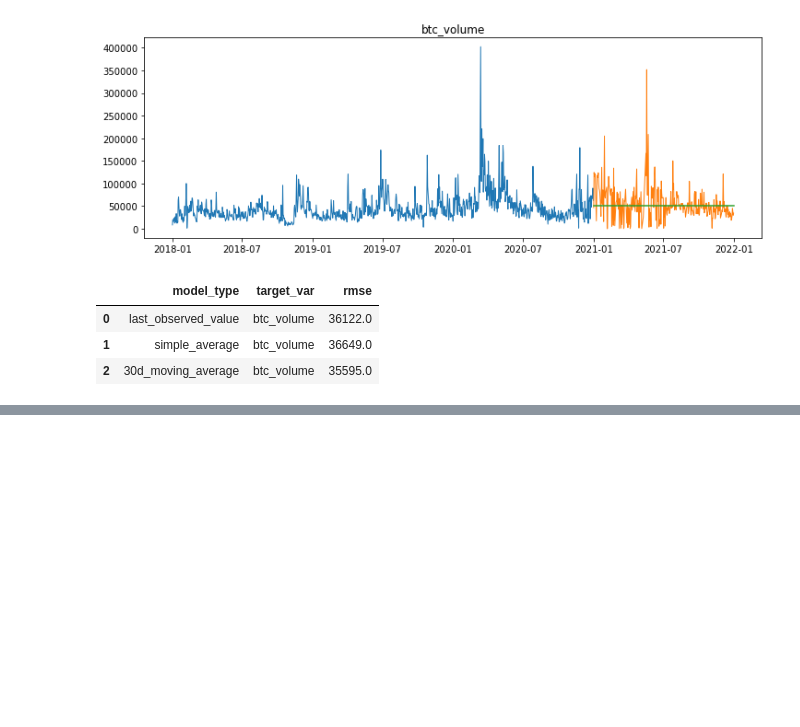
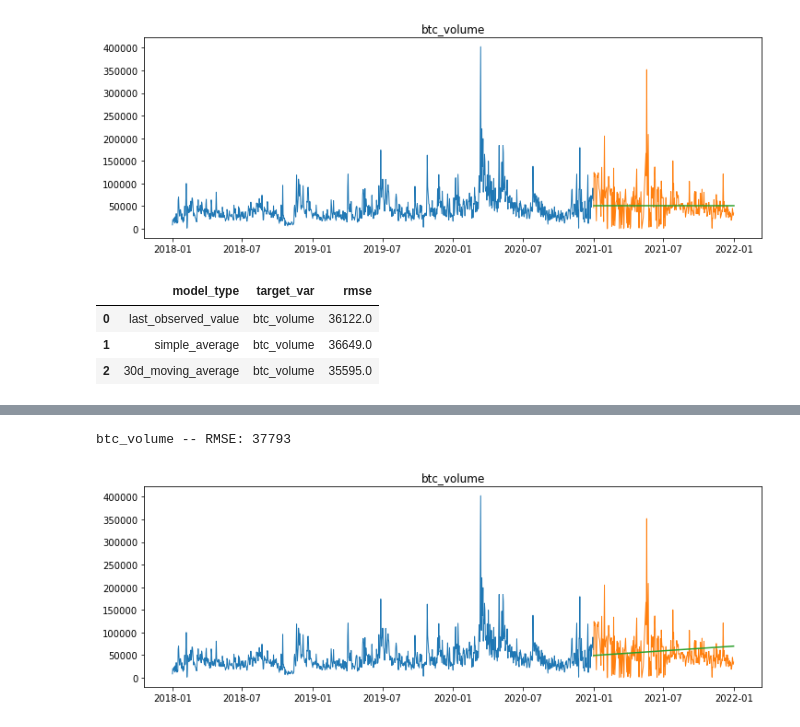
Before and after one commit to Michael-Austin-Mesa/personal-project, a Jupyter notebook: modeling.ipynb, the cells around one changed output, grey strips where cells are left out. Cells and saved outputs as stored; diff of their text form; code cells hidden in the pictures; blank space fills up the shorter version.

Commit message:
modeling progress, returning to data cleaning and explore

```diff
--- a/modeling.ipynb
+++ b/modeling.ipynb
@@ -163,0 +231,6 @@ eval_df
+# %%
+# plotting holt model
+plot_and_eval(target_var = col)
+# %% [output]
+btc_volume -- RMSE: 37793
+[figure, added]
```
Also changed, not shown: parts of 33 cells of this notebook.
